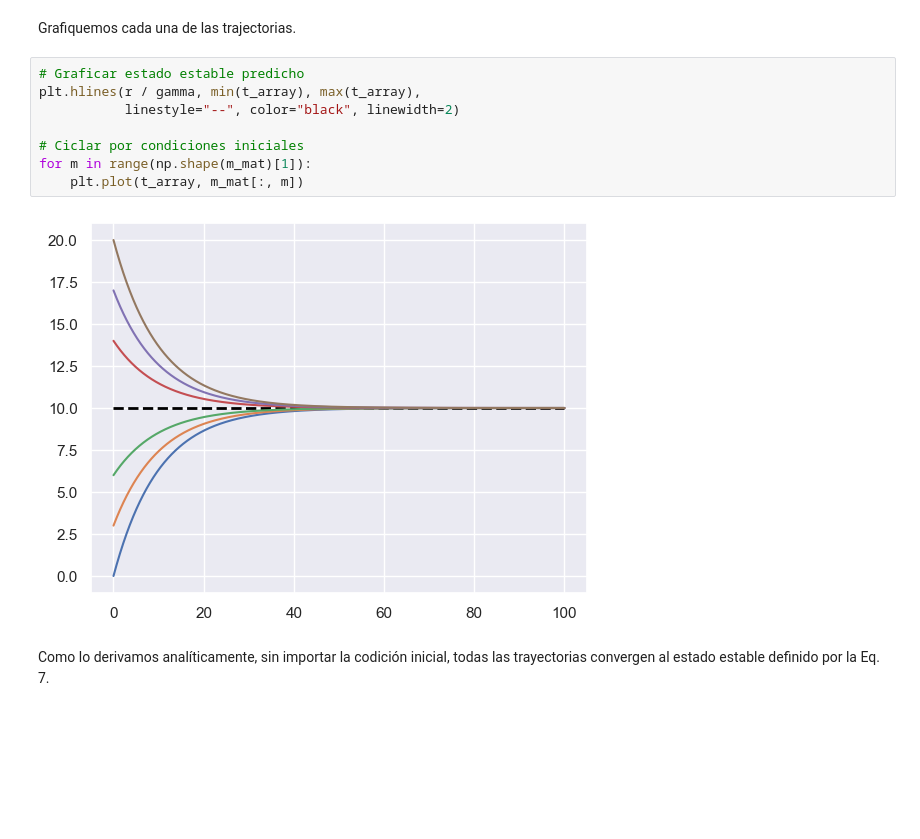
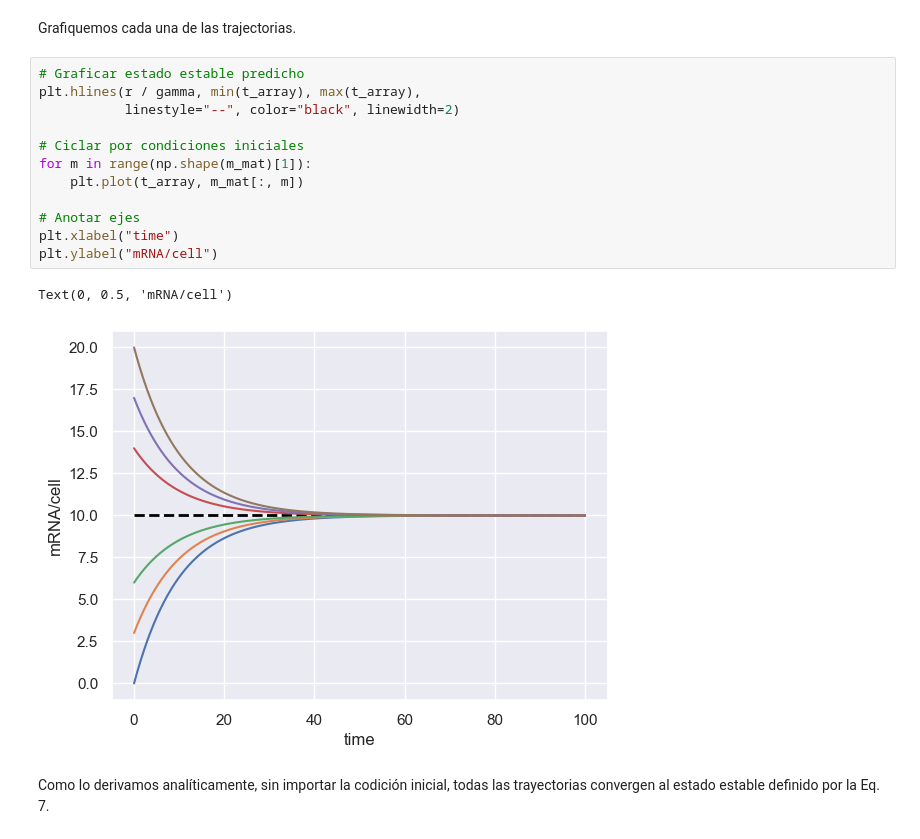
Before and after one commit to mrazomej/2023_bio_sin_escalas, a Jupyter notebook: code/expresion_genica.ipynb, the cells around one changed output. Drawn from its saved outputs; the diff is of its cells as text; blank space fills up the shorter version.

```diff
--- a/code/expresion_genica.ipynb
+++ b/code/expresion_genica.ipynb
@@ -196,13 +196,18 @@ Grafiquemos cada una de las trajectorias.
 # %%
 # Graficar estado estable predicho
 plt.hlines(r / gamma, min(t_array), max(t_array),
            linestyle="--", color="black", linewidth=2)
 
 # Ciclar por condiciones iniciales
 for m in range(np.shape(m_mat)[1]):
     plt.plot(t_array, m_mat[:, m])
+
+# Anotar ejes
+plt.xlabel("time")
+plt.ylabel("mRNA/cell")
 # %% [output]
+Text(0, 0.5, 'mRNA/cell')
-[figure, old version]
+[figure, new version]
 # %% [markdown]
 Como lo derivamos analíticamente, sin importar la codición inicial, todas las
 trayectorias convergen al estado estable definido por la Eq. 7.
```
Also changed, not shown: parts of 25 cells of this notebook.
